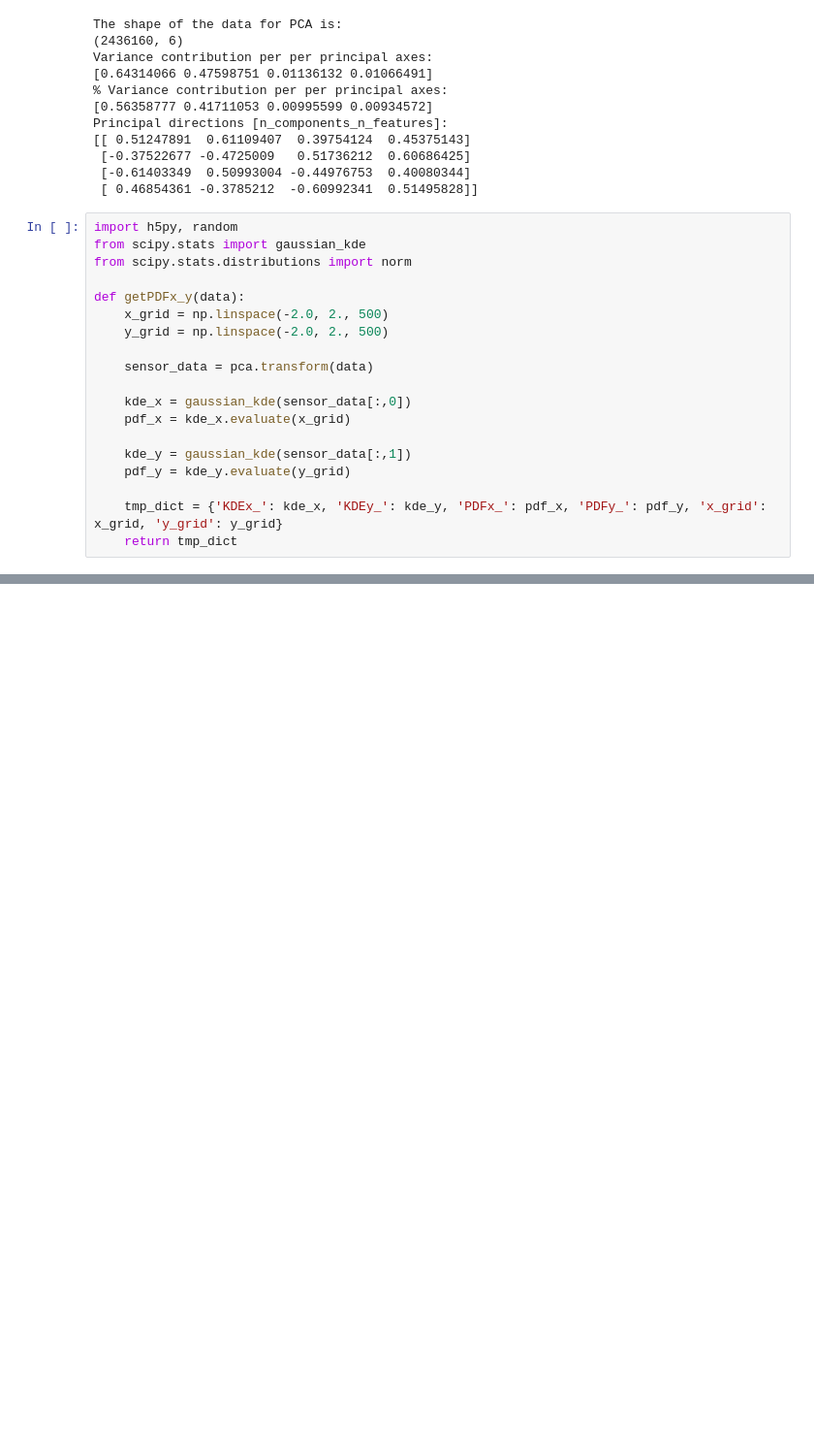
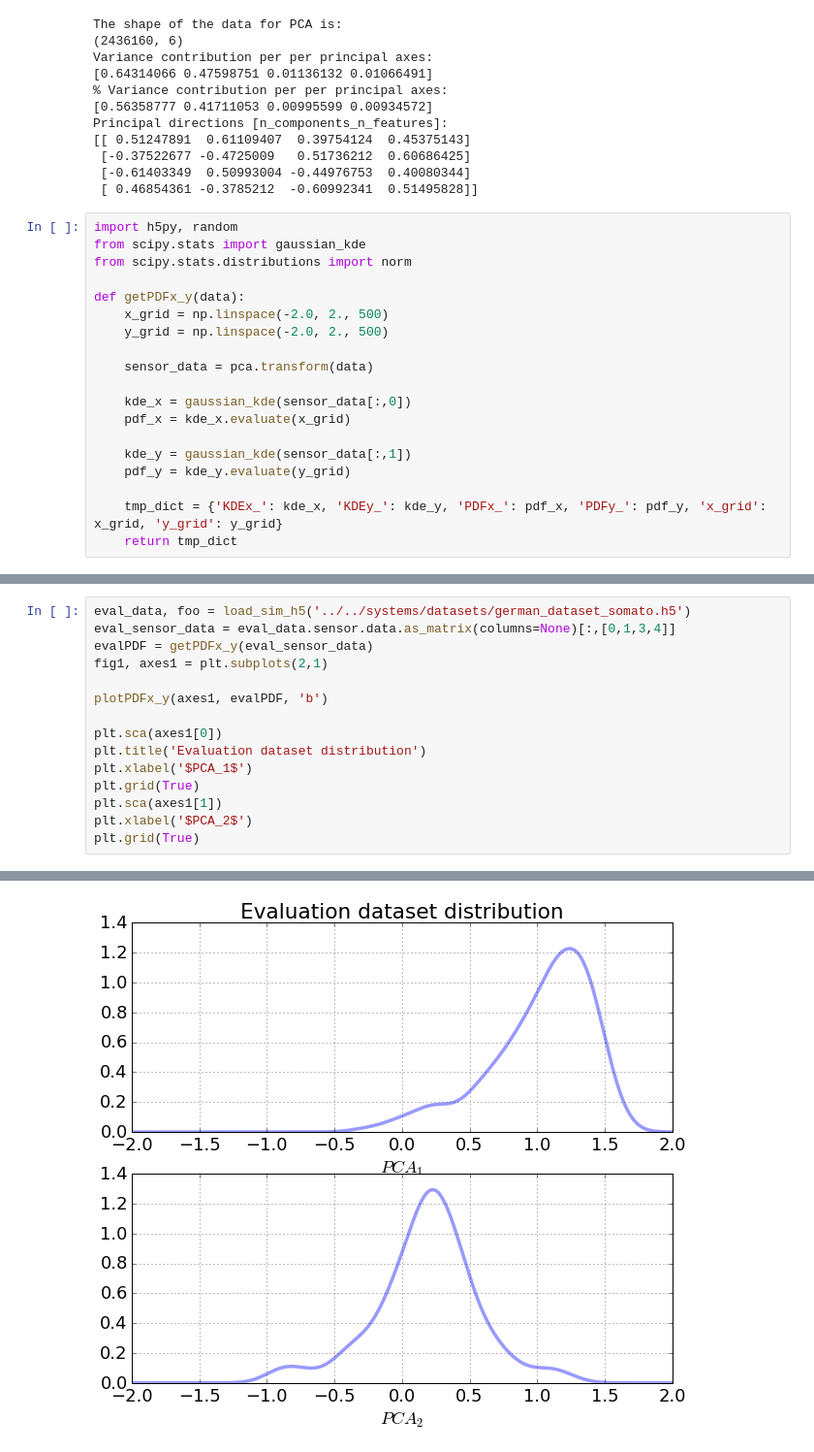
Before and after one commit to yumilceh/artificialbabbling, a Jupyter notebook: exploration/executables/March18/pca_kde_sensor_chapter5.ipynb, the cells around one changed output, grey strips where cells are left out. Shown at 97% size. Saved outputs shown, nothing was run; the diff lists cells and outputs as text; blank space fills up the shorter version.

```diff
--- a/exploration/executables/March18/pca_kde_sensor_chapter5.ipynb
+++ b/exploration/executables/March18/pca_kde_sensor_chapter5.ipynb
@@ -169,0 +170,16 @@ array([[ 0.15267425,  1.06091282, -0.05475537, -0.09392466]])
+# %%
+eval_data, foo = load_sim_h5('../../systems/datasets/german_dataset_somato.h5')
+eval_sensor_data = eval_data.sensor.data.as_matrix(columns=None)[:,[0,1,3,4]]
+evalPDF = getPDFx_y(eval_sensor_data)
+fig1, axes1 = plt.subplots(2,1)
+
+plotPDFx_y(axes1, evalPDF, 'b')
+
+plt.sca(axes1[0])
+plt.title('Evaluation dataset distribution')
+plt.xlabel('$PCA_1$')
+plt.grid(True)
+plt.sca(axes1[1])
+plt.xlabel('$PCA_2$')
+plt.grid(True)
+# %% [output]
@@ -169,0 +187 @@ array([[ 0.15267425,  1.06091282, -0.05475537, -0.09392466]])
+[figure, added]
```
Also changed, not shown: parts of 8 cells of this notebook, 3 other files.
